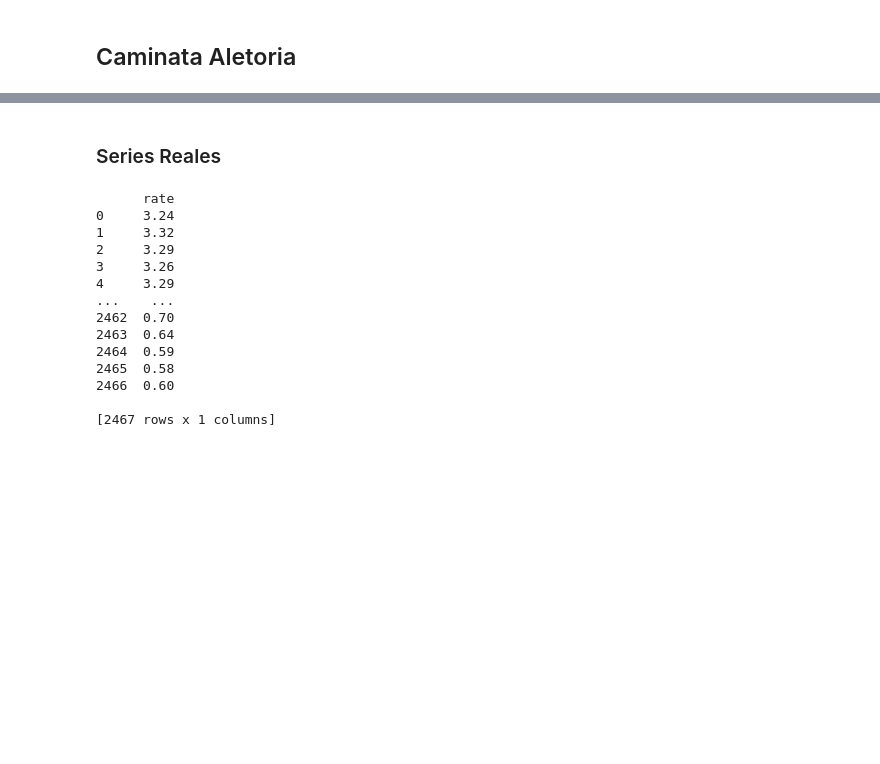
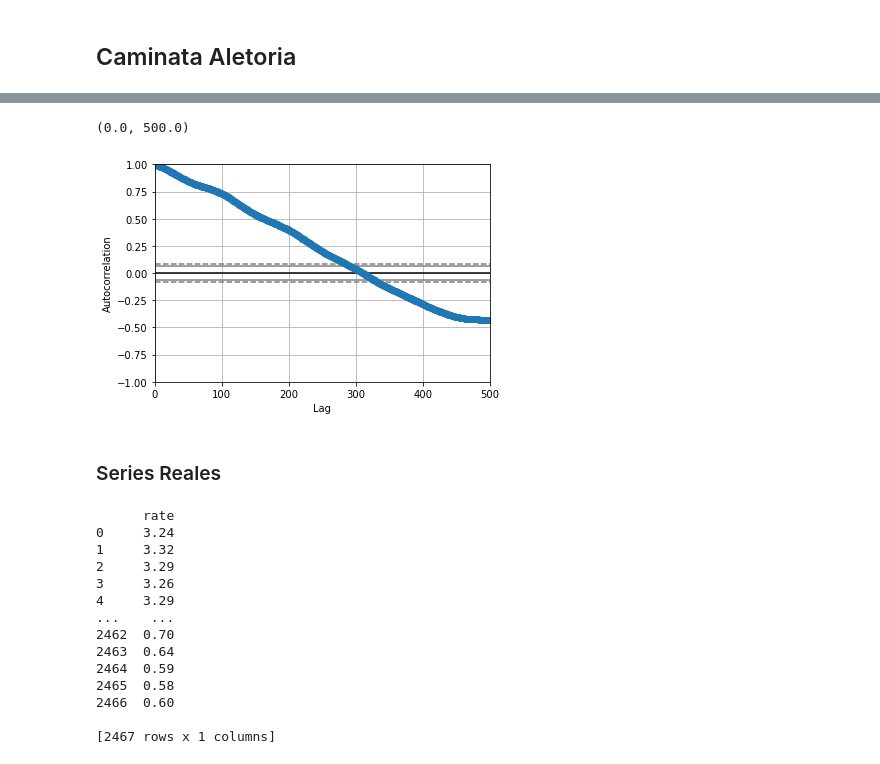
Before and after one commit to sacalderonv/TimeSeries, a Jupyter notebook: Series Univariadas/Python Jupyter/Identificación AR y MA puros usando ACF y PACF/IdentificacionMAyARPuros.ipynb, the cells around one changed output, grey strips where cells are left out. Drawn from its saved outputs; the diff is of its cells as text; code cells hidden in the pictures; blank space fills up the shorter version.

```diff
--- a/Series Univariadas/Python Jupyter/Identificación AR y MA puros usando ACF y PACF/IdentificacionMAyARPuros.ipynb
+++ b/Series Univariadas/Python Jupyter/Identificación AR y MA puros usando ACF y PACF/IdentificacionMAyARPuros.ipynb
@@ -74,3 +108,9 @@ grafica_pacf=plot_pacf(St,lags=((len(St))**0.5))
+# %%
+ax=autocorrelation_plot(St,marker="o",dashes= (1,0,0,1))
+ax.set_xlim([0, 500])
+# %% [output]
+(0.0, 500.0)
+[figure, added]
 # %% [markdown]
 ### Series Reales
 # %%
```
Also changed, not shown: parts of 5 cells of this notebook, 56 other files.
